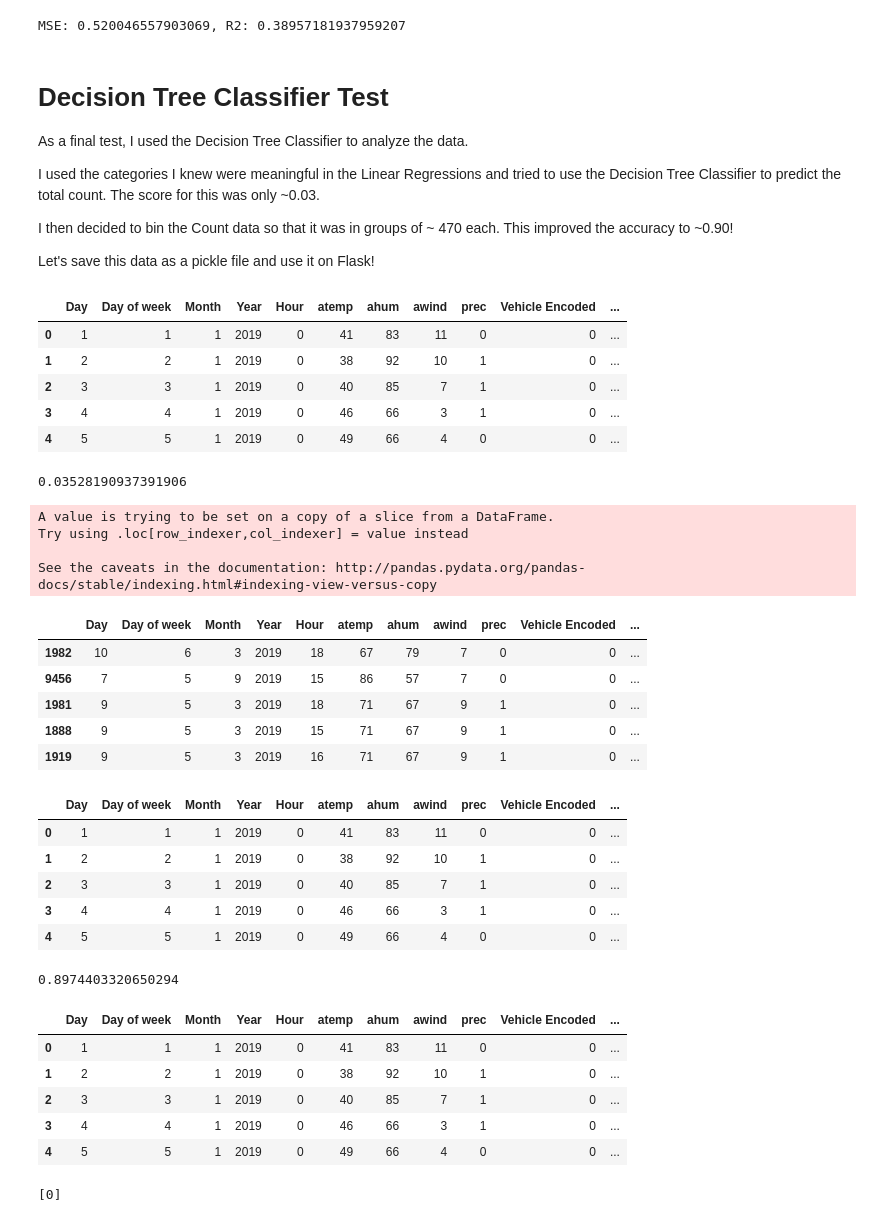
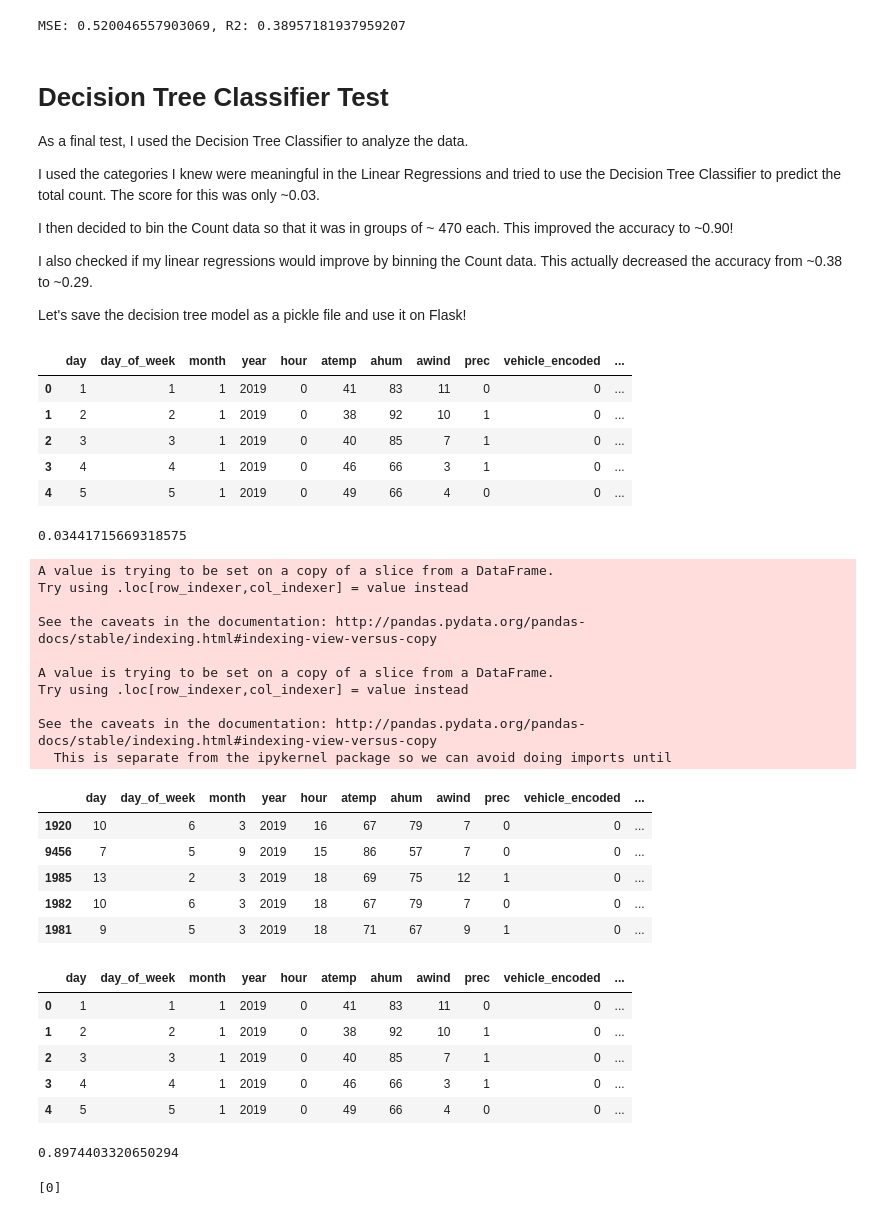
Before and after one commit to aktavern/Austin-Transporation-Alternatives, a Jupyter notebook: ML notebook.ipynb, the cells around one changed output. Cells and saved outputs as stored; diff of their text form; code cells hidden in the pictures.

Commit message:
final machine learning notebook and pickle

```diff
--- a/ML notebook.ipynb
+++ b/ML notebook.ipynb
@@ -52,6 +52,6 @@ all_vehicles['maxwind'] = all_vehicles['maxwind'].astype('int')
 all_vehicles['awind'] = all_vehicles['awind'].astype('int')
 all_vehicles['minwind'] = all_vehicles['minwind'].astype('int')
 all_vehicles['prec'] = all_vehicles['prec'].astype('int')
-all_vehicles['Day of week'] = all_vehicles['Day of week'].astype('int')
+all_vehicles['day_of_week'] = all_vehicles['day_of_week'].astype('int')
 # %%
 # Plot count against hours, months, and select weather variables
@@ -184,9 +184,9 @@ all_vehicles.head()
 | 4 | 1 | 0 | 2019 | 5 | 188 | 2019-01-05 | 73 | 49 | 32 | 93 | 66 | ... |
 # %%
 # Segment Hour and Month data
-all_vehicles['Hour Encoded'] = pd.cut(all_vehicles['Hour'], bins=6, labels=[0,1,2,3,4,5])
-all_vehicles['Month Encoded'] = pd.cut(all_vehicles['Month'],bins=4, labels=[0,1,2,3])
-all_vehicles['Hour Encoded'] = all_vehicles['Hour Encoded'].astype('int')
-all_vehicles['Month Encoded'] = all_vehicles['Month Encoded'].astype('int')
+all_vehicles['hour_encoded'] = pd.cut(all_vehicles['hour'], bins=6, labels=[0,1,2,3,4,5])
+all_vehicles['month_encoded'] = pd.cut(all_vehicles['month'],bins=4, labels=[0,1,2,3])
+all_vehicles['hour_encoded'] = all_vehicles['hour_encoded'].astype('int')
+all_vehicles['month_encoded'] = all_vehicles['month_encoded'].astype('int')
 # %%
 #reevaluate using statsmodels
@@ -376,16 +376,18 @@ I used the categories I knew were meaningful in the Linear Regressions and tried
 
 I then decided to bin the Count data so that it was in groups of ~ 470 each. This improved the accuracy to ~0.90!
 
-Let's save this data as a pickle file and use it on Flask!
+I also checked if my linear regressions would improve by binning the Count data. This actually decreased the accuracy from ~0.38 to ~0.29.
+
+Let's save the decision tree model as a pickle file and use it on Flask!
 # %%
 from sklearn import tree
-target = all_vehicles['Count']
-data = all_vehicles[['Day', 'Day of week','Month','Year','Hour','atemp','ahum',
-                    'awind','prec','Vehicle Encoded','Hour Encoded',
-                     'Month Encoded']]
+target = all_vehicles['count']
+data = all_vehicles[['day', 'day_of_week','month','year','hour','atemp','ahum',
+                    'awind','prec','vehicle_encoded','hour_encoded',
+                     'month_encoded']]
 data.head()
 # %% [output]
-|  | Day | Day of week | Month | Year | Hour | atemp | ahum | awind | prec | Vehicle Encoded | ... |
+|  | day | day_of_week | month | year | hour | atemp | ahum | awind | prec | vehicle_encoded | ... |
 | 0 | 1 | 1 | 1 | 2019 | 0 | 41 | 83 | 11 | 0 | 0 | ... |
 | 1 | 2 | 2 | 1 | 2019 | 0 | 38 | 92 | 10 | 1 | 0 | ... |
 | 2 | 3 | 3 | 1 | 2019 | 0 | 40 | 85 | 7 | 1 | 0 | ... |
@@ -399,30 +401,37 @@ clf = tree.DecisionTreeClassifier()
 clf = clf.fit(X_train, y_train)
 clf.score(X_test, y_test)
 # %% [output]
-0.03528190937391906
+0.03441715669318575
 # %%
-data['Count Encoded'] = pd.cut(all_vehicles['Count'], bins=11, labels=[0,1,2,3,4,5,
+data['count_encoded'] = pd.cut(all_vehicles['count'], bins=11, labels=[0,1,2,3,4,5,
                                                                        6,7,8,9,10])
+data['count_encoded'] = data['count_encoded'].astype('int')
 # %% [output]
 A value is trying to be set on a copy of a slice from a DataFrame.
 Try using .loc[row_indexer,col_indexer] = value instead
 
 See the caveats in the documentation: http://pandas.pydata.org/pandas-docs/stable/indexing.html#indexing-view-versus-copy
+
+A value is trying to be set on a copy of a slice from a DataFrame.
+Try using .loc[row_indexer,col_indexer] = value instead
+
+See the caveats in the documentation: http://pandas.pydata.org/pandas-docs/stable/indexing.html#indexing-view-versus-copy
+  This is separate from the ipykernel package so we can avoid doing imports until
 # %%
-data.sort_values('Count Encoded', ascending=False).head()
+data.sort_values('count_encoded', ascending=False).head()
 # %% [output]
-|  | Day | Day of week | Month | Year | Hour | atemp | ahum | awind | prec | Vehicle Encoded | ... |
+|  | day | day_of_week | month | year | hour | atemp | ahum | awind | prec | vehicle_encoded | ... |
+| 1920 | 10 | 6 | 3 | 2019 | 16 | 67 | 79 | 7 | 0 | 0 | ... |
+| 9456 | 7 | 5 | 9 | 2019 | 15 | 86 | 57 | 7 | 0 | 0 | ... |
+| 1985 | 13 | 2 | 3 | 2019 | 18 | 69 | 75 | 12 | 1 | 0 | ... |
 | 1982 | 10 | 6 | 3 | 2019 | 18 | 67 | 79 | 7 | 0 | 0 | ... |
-| 9456 | 7 | 5 | 9 | 2019 | 15 | 86 | 57 | 7 | 0 | 0 | ... |
 | 1981 | 9 | 5 | 3 | 2019 | 18 | 71 | 67 | 9 | 1 | 0 | ... |
-| 1888 | 9 | 5 | 3 | 2019 | 15 | 71 | 67 | 9 | 1 | 0 | ... |
-| 1919 | 9 | 5 | 3 | 2019 | 16 | 71 | 67 | 9 | 1 | 0 | ... |
 # %%
-target = data['Count Encoded']
-new_data = data.drop('Count Encoded', axis=1)
+target = data['count_encoded']
+new_data = data.drop('count_encoded', axis=1)
 data.head()
 # %% [output]
-|  | Day | Day of week | Month | Year | Hour | atemp | ahum | awind | prec | Vehicle Encoded | ... |
+|  | day | day_of_week | month | year | hour | atemp | ahum | awind | prec | vehicle_encoded | ... |
 | 0 | 1 | 1 | 1 | 2019 | 0 | 41 | 83 | 11 | 0 | 0 | ... |
 | 1 | 2 | 2 | 1 | 2019 | 0 | 38 | 92 | 10 | 1 | 0 | ... |
 | 2 | 3 | 3 | 1 | 2019 | 0 | 40 | 85 | 7 | 1 | 0 | ... |
@@ -441,15 +450,6 @@ clf2.score(X_test, y_test)
 # save the better performing model as a pickle file
 import pickle
 pickle.dump(clf2,open("model.pkl","wb"))
-# %%
-data.head()
-# %% [output]
-|  | Day | Day of week | Month | Year | Hour | atemp | ahum | awind | prec | Vehicle Encoded | ... |
-| 0 | 1 | 1 | 1 | 2019 | 0 | 41 | 83 | 11 | 0 | 0 | ... |
-| 1 | 2 | 2 | 1 | 2019 | 0 | 38 | 92 | 10 | 1 | 0 | ... |
-| 2 | 3 | 3 | 1 | 2019 | 0 | 40 | 85 | 7 | 1 | 0 | ... |
-| 3 | 4 | 4 | 1 | 2019 | 0 | 46 | 66 | 3 | 1 | 0 | ... |
-| 4 | 5 | 5 | 1 | 2019 | 0 | 49 | 66 | 4 | 0 | 0 | ... |
 # %%
 # run a sample data set
 to_predict_list=[1,1,1,2019,0,51,83,11,0,0,0,0]
```
Also changed, not shown: parts of 23 cells of this notebook, 1 other file.
